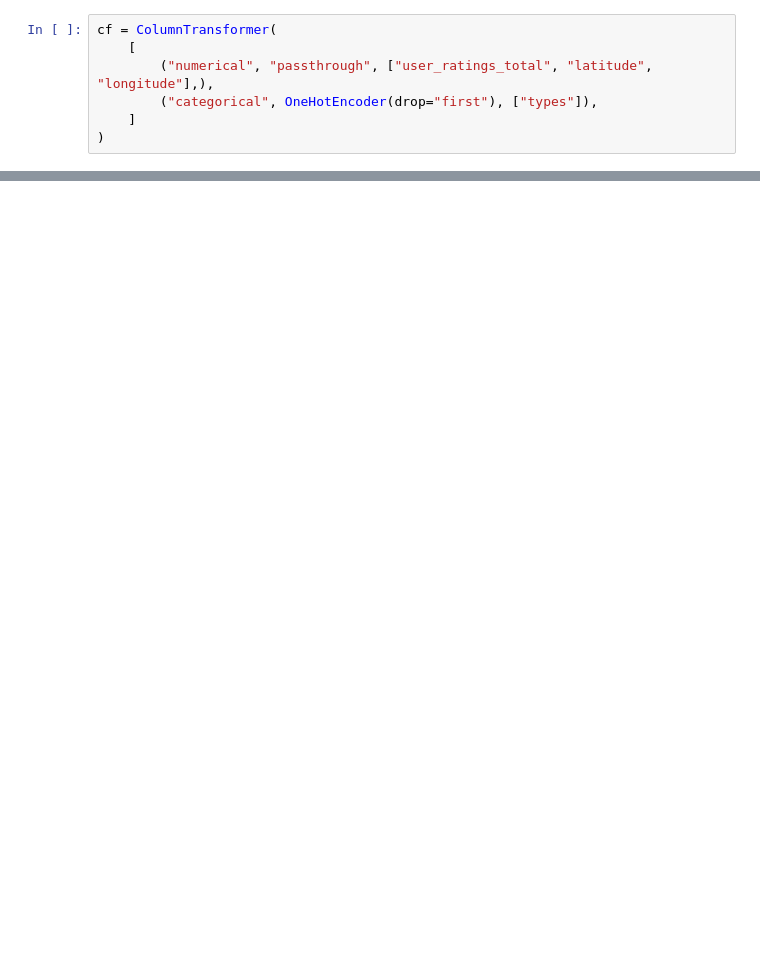
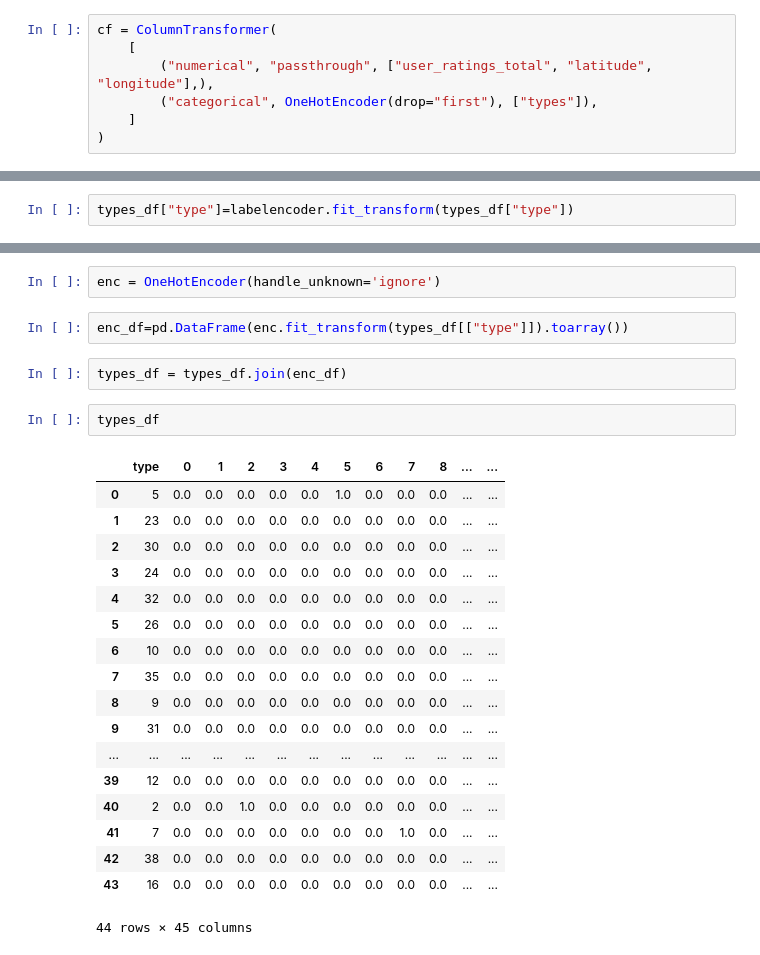
Before and after one commit to cmoeser5/Develop-Austin-ML, a Jupyter notebook: notebooks/machine_learning.ipynb, the cells around one changed output, grey strips where cells are left out. Saved outputs shown, nothing was run; the diff lists cells and outputs as text; blank space fills up the shorter version.

```diff
--- a/notebooks/machine_learning.ipynb
+++ b/notebooks/machine_learning.ipynb
@@ -263,0 +257,2 @@ ValueError: Specifying the columns using strings is only supported for pandas Da
+# %%
+types_df["type"]=labelencoder.fit_transform(types_df["type"])
@@ -263,0 +279,27 @@ ValueError: Specifying the columns using strings is only supported for pandas Da
+# %%
+enc = OneHotEncoder(handle_unknown='ignore')
+# %%
+enc_df=pd.DataFrame(enc.fit_transform(types_df[["type"]]).toarray())
+# %%
+types_df = types_df.join(enc_df)
+# %%
+types_df
+# %% [output]
+|  | type | 0 | 1 | 2 | 3 | 4 | 5 | 6 | 7 | 8 | ... | ... |
+| 0 | 5 | 0.0 | 0.0 | 0.0 | 0.0 | 0.0 | 1.0 | 0.0 | 0.0 | 0.0 | ... | ... |
+| 1 | 23 | 0.0 | 0.0 | 0.0 | 0.0 | 0.0 | 0.0 | 0.0 | 0.0 | 0.0 | ... | ... |
+| 2 | 30 | 0.0 | 0.0 | 0.0 | 0.0 | 0.0 | 0.0 | 0.0 | 0.0 | 0.0 | ... | ... |
+| 3 | 24 | 0.0 | 0.0 | 0.0 | 0.0 | 0.0 | 0.0 | 0.0 | 0.0 | 0.0 | ... | ... |
+| 4 | 32 | 0.0 | 0.0 | 0.0 | 0.0 | 0.0 | 0.0 | 0.0 | 0.0 | 0.0 | ... | ... |
+| 5 | 26 | 0.0 | 0.0 | 0.0 | 0.0 | 0.0 | 0.0 | 0.0 | 0.0 | 0.0 | ... | ... |
+| 6 | 10 | 0.0 | 0.0 | 0.0 | 0.0 | 0.0 | 0.0 | 0.0 | 0.0 | 0.0 | ... | ... |
+| 7 | 35 | 0.0 | 0.0 | 0.0 | 0.0 | 0.0 | 0.0 | 0.0 | 0.0 | 0.0 | ... | ... |
+| 8 | 9 | 0.0 | 0.0 | 0.0 | 0.0 | 0.0 | 0.0 | 0.0 | 0.0 | 0.0 | ... | ... |
+| 9 | 31 | 0.0 | 0.0 | 0.0 | 0.0 | 0.0 | 0.0 | 0.0 | 0.0 | 0.0 | ... | ... |
+| ... | ... | ... | ... | ... | ... | ... | ... | ... | ... | ... | ... | ... |
+| 39 | 12 | 0.0 | 0.0 | 0.0 | 0.0 | 0.0 | 0.0 | 0.0 | 0.0 | 0.0 | ... | ... |
+| 40 | 2 | 0.0 | 0.0 | 1.0 | 0.0 | 0.0 | 0.0 | 0.0 | 0.0 | 0.0 | ... | ... |
+| 41 | 7 | 0.0 | 0.0 | 0.0 | 0.0 | 0.0 | 0.0 | 0.0 | 1.0 | 0.0 | ... | ... |
+| 42 | 38 | 0.0 | 0.0 | 0.0 | 0.0 | 0.0 | 0.0 | 0.0 | 0.0 | 0.0 | ... | ... |
+| 43 | 16 | 0.0 | 0.0 | 0.0 | 0.0 | 0.0 | 0.0 | 0.0 | 0.0 | 0.0 | ... | ... |
+44 rows × 45 columns
```
Also changed, not shown: parts of 29 cells of this notebook.
